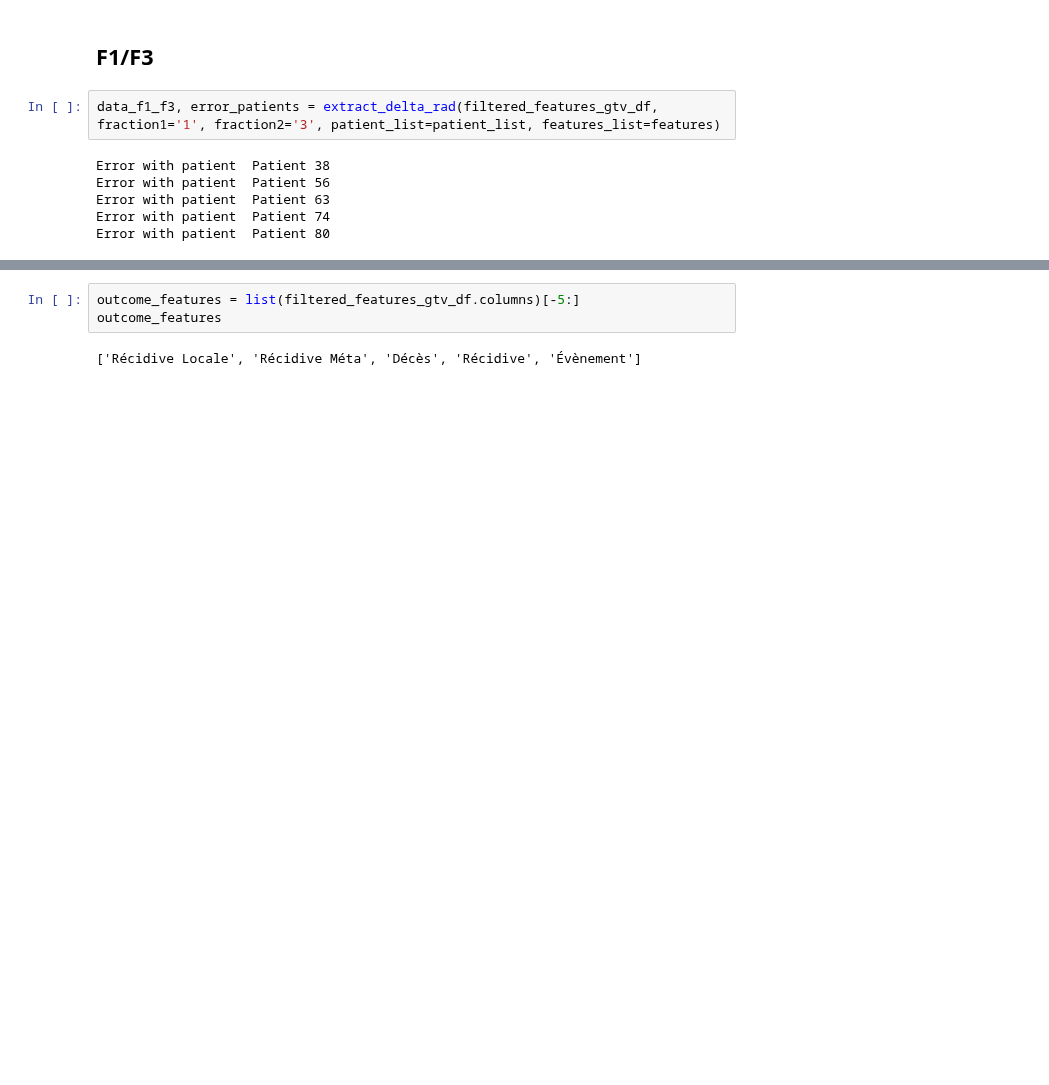
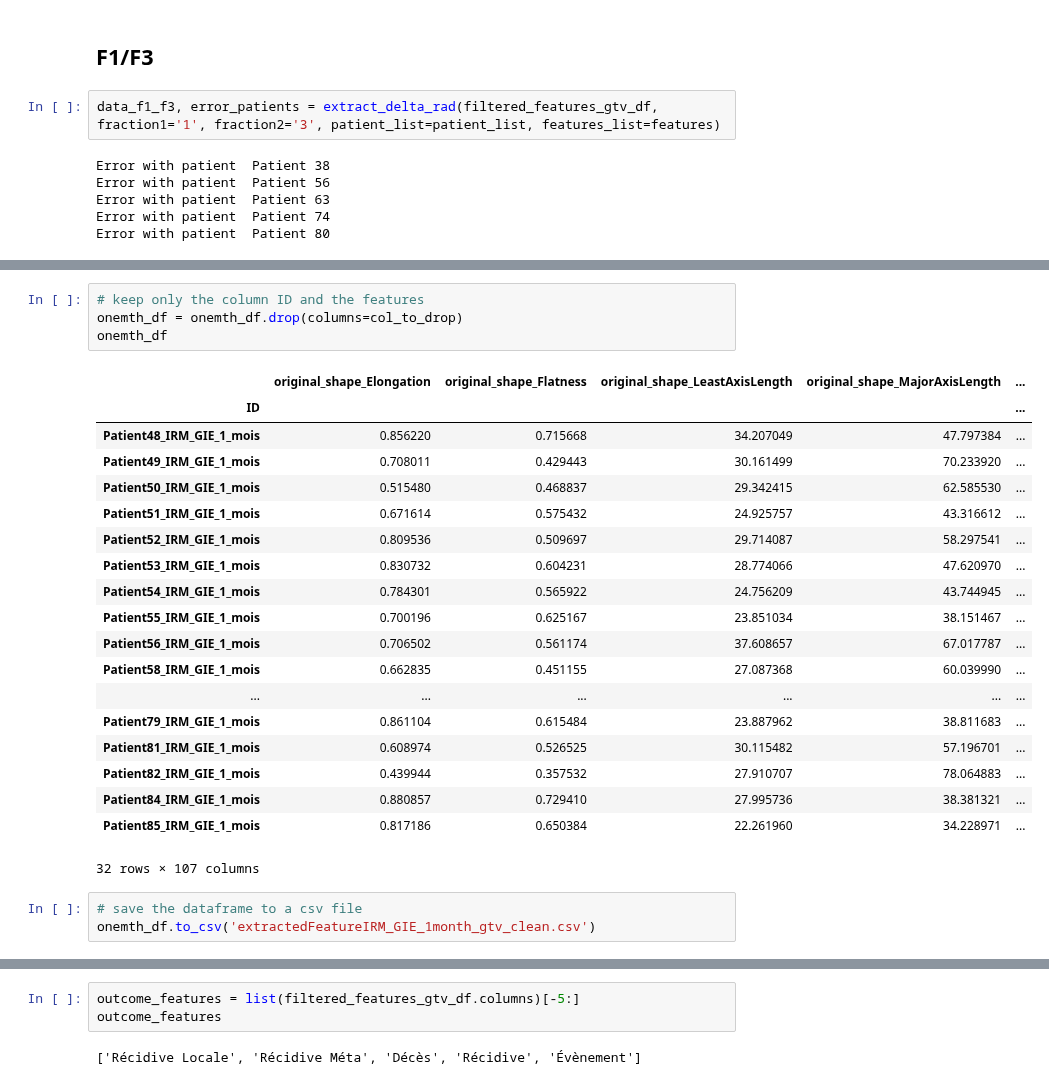
Before and after one commit to ftach/delta-rad, a Jupyter notebook: radiomics_csv_extract.ipynb, the cells around one changed output, grey strips where cells are left out. Cells and saved outputs as stored; diff of their text form; blank space fills up the shorter version.

```diff
--- a/radiomics_csv_extract.ipynb
+++ b/radiomics_csv_extract.ipynb
@@ -215,0 +399,27 @@ f1_f3_gtv_df.to_csv('/mnt/c/Users/tachenne/delta-rad/extracted_radiomics/f1_f3_g
+# %%
+# keep only the column ID and the features
+onemth_df = onemth_df.drop(columns=col_to_drop)
+onemth_df
+# %% [output]
+|  | original_shape_Elongation | original_shape_Flatness | original_shape_LeastAxisLength | original_shape_MajorAxisLength | ... |
+| ID |  |  |  |  | ... |
+| Patient48_IRM_GIE_1_mois | 0.856220 | 0.715668 | 34.207049 | 47.797384 | ... |
+| Patient49_IRM_GIE_1_mois | 0.708011 | 0.429443 | 30.161499 | 70.233920 | ... |
+| Patient50_IRM_GIE_1_mois | 0.515480 | 0.468837 | 29.342415 | 62.585530 | ... |
+| Patient51_IRM_GIE_1_mois | 0.671614 | 0.575432 | 24.925757 | 43.316612 | ... |
+| Patient52_IRM_GIE_1_mois | 0.809536 | 0.509697 | 29.714087 | 58.297541 | ... |
+| Patient53_IRM_GIE_1_mois | 0.830732 | 0.604231 | 28.774066 | 47.620970 | ... |
+| Patient54_IRM_GIE_1_mois | 0.784301 | 0.565922 | 24.756209 | 43.744945 | ... |
+| Patient55_IRM_GIE_1_mois | 0.700196 | 0.625167 | 23.851034 | 38.151467 | ... |
+| Patient56_IRM_GIE_1_mois | 0.706502 | 0.561174 | 37.608657 | 67.017787 | ... |
+| Patient58_IRM_GIE_1_mois | 0.662835 | 0.451155 | 27.087368 | 60.039990 | ... |
+| ... | ... | ... | ... | ... | ... |
+| Patient79_IRM_GIE_1_mois | 0.861104 | 0.615484 | 23.887962 | 38.811683 | ... |
+| Patient81_IRM_GIE_1_mois | 0.608974 | 0.526525 | 30.115482 | 57.196701 | ... |
+| Patient82_IRM_GIE_1_mois | 0.439944 | 0.357532 | 27.910707 | 78.064883 | ... |
+| Patient84_IRM_GIE_1_mois | 0.880857 | 0.729410 | 27.995736 | 38.381321 | ... |
+| Patient85_IRM_GIE_1_mois | 0.817186 | 0.650384 | 22.261960 | 34.228971 | ... |
+32 rows × 107 columns
+# %%
+# save the dataframe to a csv file
+onemth_df.to_csv('extractedFeatureIRM_GIE_1month_gtv_clean.csv')
```
Also changed, not shown: parts of 48 cells of this notebook, 3 other files.
